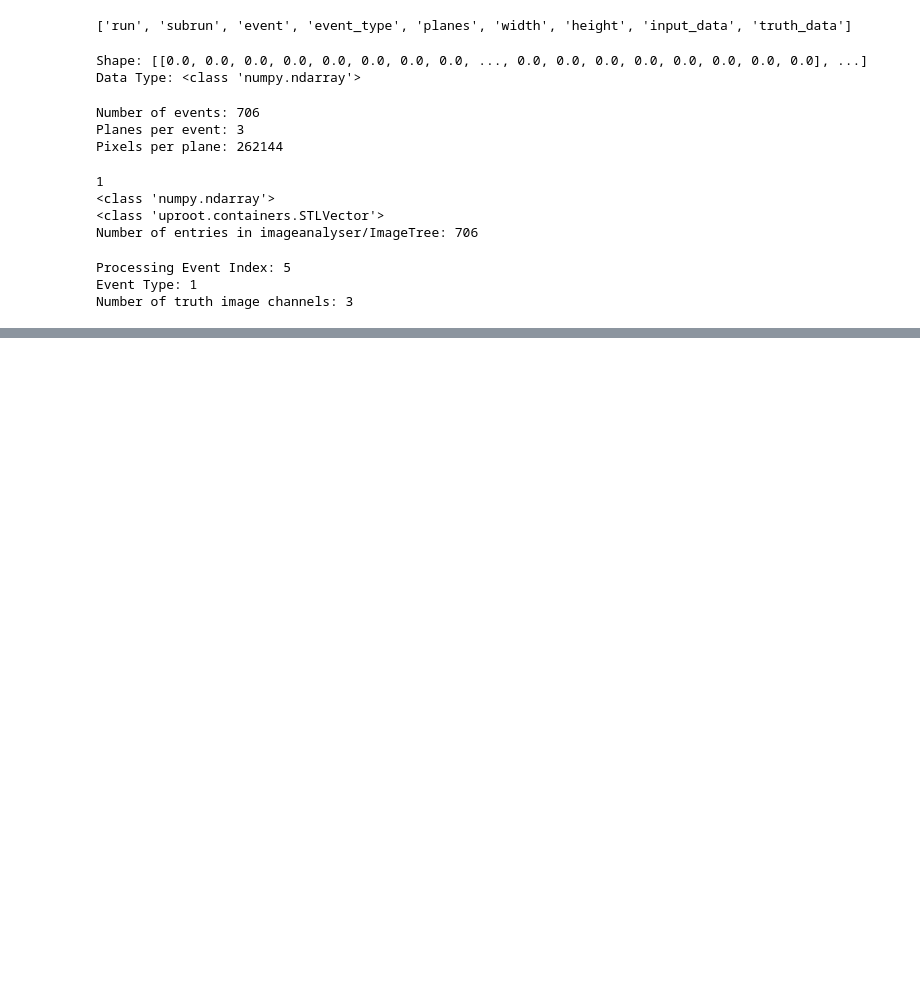
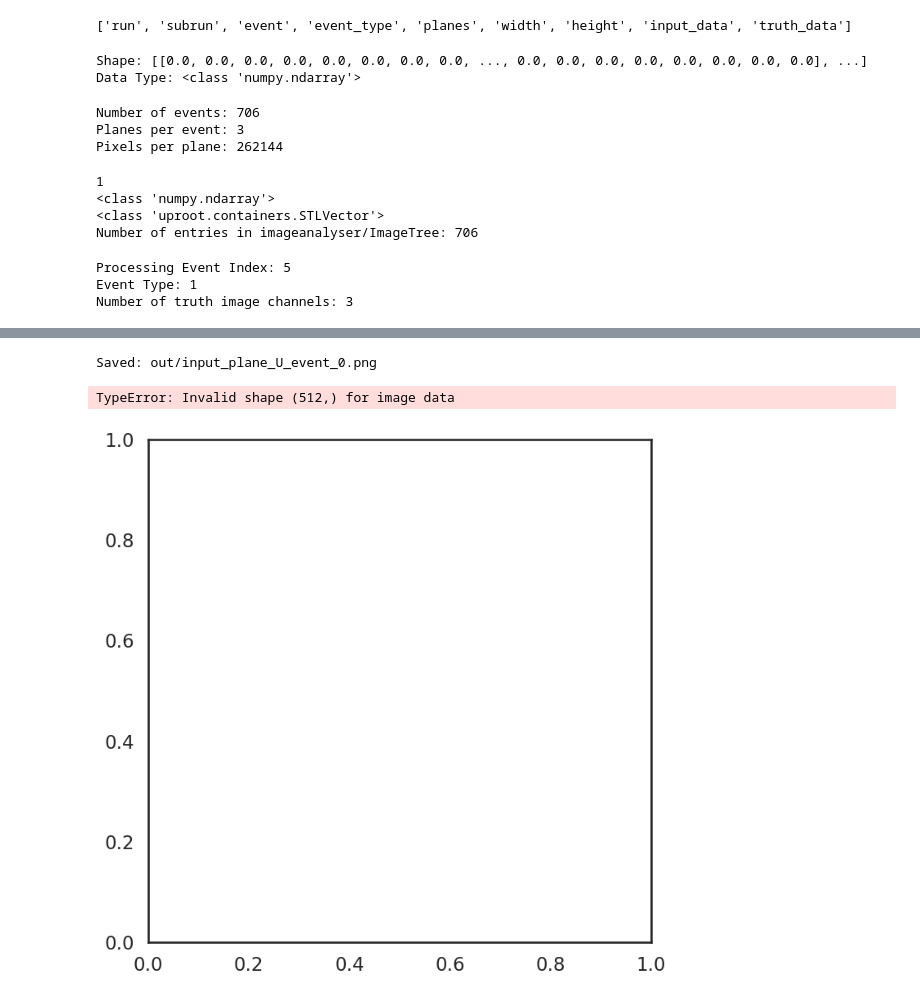
Before and after one commit to njlane314/scanningforstrangeness, a Jupyter notebook: sandbox.ipynb, the cells around one changed output, grey strips where cells are left out. Drawn from its saved outputs; the diff is of its cells as text; code cells hidden in the pictures; blank space fills up the shorter version.

Commit message:
Add visualisation

```diff
--- a/sandbox.ipynb
+++ b/sandbox.ipynb
@@ -272,3 +313,35 @@ checkpoint_path = "checkpoints/SegmentationTrainer_epoch_1.pth"
 model = load_model_checkpoint(checkpoint_path, config)
 dataset = SegmentationDataset(config)
 visualise_model_inference(model, dataset, event_idx=10)
+# %%
+%load_ext autoreload
+%autoreload 2
+import yaml
+import os
+import torch
+import numpy as np
+import uproot
+import matplotlib.pyplot as plt
+from src.config import Config
+from src.dataset import SegmentationDataset, ContrastiveDataset
+from src.visualiser import Visualiser
+from src.trainers import SegmentationTrainer, ContrastiveTrainer
+
+import importlib
+import src.visualiser as visualiser_module
+importlib.reload(visualiser_module)
+from src.visualiser import Visualiser
+
+path = "cfg/default.yaml"
+config = Config(path)
+
+print("Loaded configuration:")
+print(config.as_dict())
+
+print(dir(Visualiser))
+# %%
+dataset = SegmentationDataset(config)
+vis = Visualiser(config)
+sample = dataset[0]
+print(sample[0].shape, sample[1].shape)
+vis.visualise_event(dataset, event_index=0, model=None)
@@ -274,0 +356,9 @@ visualise_model_inference(model, dataset, event_idx=10)
+# %%
+from src.models import UResNet
+checkpoint_path = "checkpoints/SegmentationTrainer_epoch_1.pth"
+model = vis.load_model_checkpoint(checkpoint_path, UResNet, config)
+vis.visualise_event(dataset, event_index=0, model=model)
+# %% [output]
+Saved: out/input_plane_U_event_0.png
+TypeError: Invalid shape (512,) for image data
+[figure, added]
```
Also changed, not shown: parts of 6 cells of this notebook, 5 other files.
